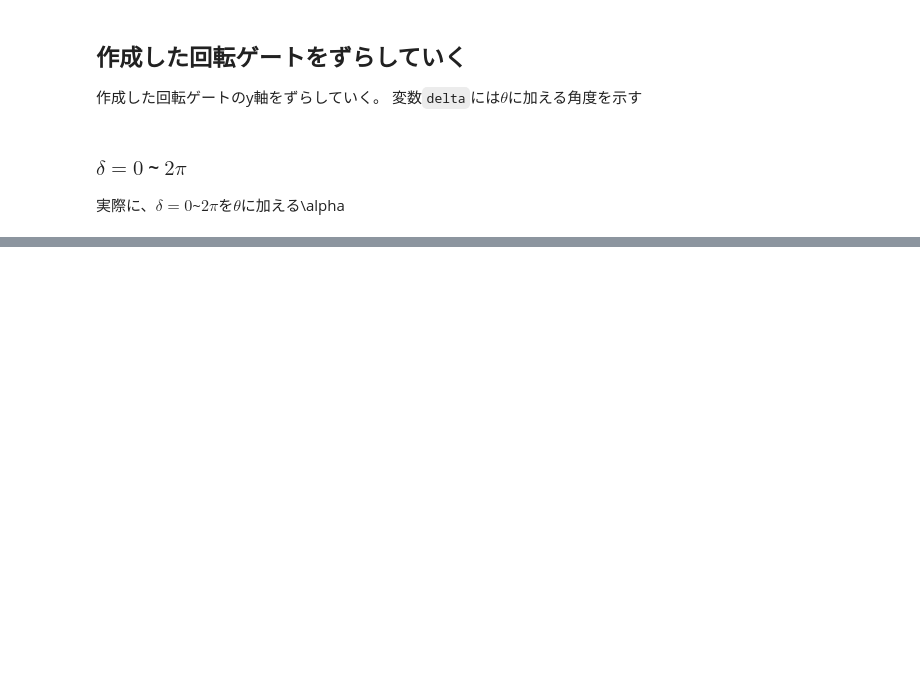
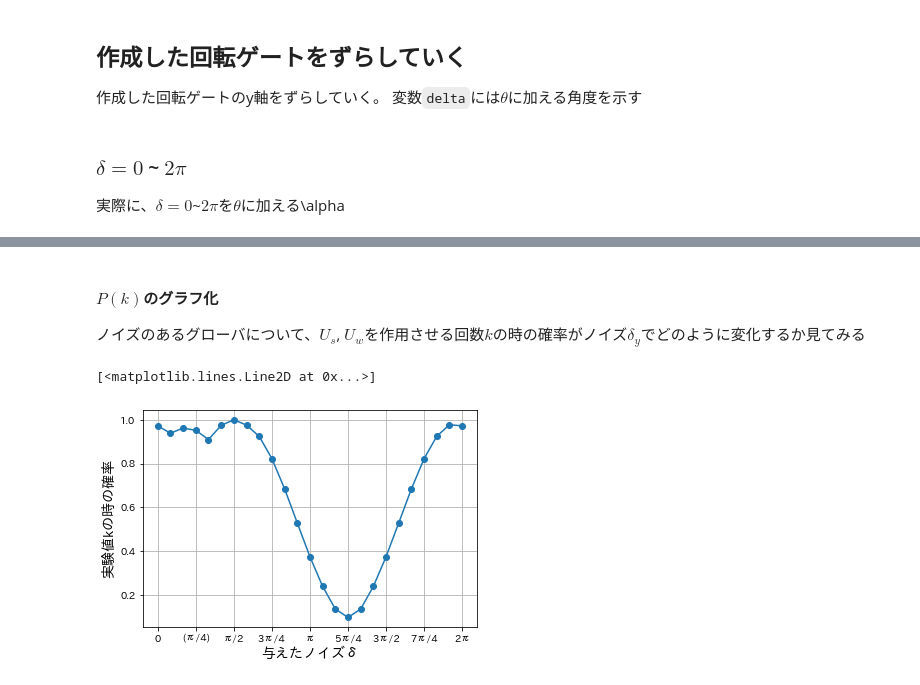
Before and after one commit to KaitoMuraoka/Hadamard-transform-with-misaligned-angles, a Jupyter notebook: Main.ipynb, the cells around one changed output, grey strips where cells are left out. Cells and saved outputs as stored; diff of their text form; code cells hidden in the pictures; blank space fills up the shorter version.

```diff
--- a/Main.ipynb
+++ b/Main.ipynb
@@ -564,0 +613,15 @@ plt.plot(noises_title, p_kth_array, "o-")
+# %% [markdown]
+#### $P(k)$のグラフ化
+ノイズのあるグローバについて、$U_s$, $U_w$を作用させる回数$k$の時の確率がノイズ$\delta_y$でどのように変化するか見てみる
+# %%
+fig = plt.figure()
+ax = fig.add_subplot(111)
+x = noises
+ax.set_xticks(noises_title_int, noises_title)
+ax.grid(axis = 'both')
+ax.set_xlabel("与えたノイズδ", size = 14, weight = "light")
+ax.set_ylabel("実験値kの時の確率", size = 14, weight = "light")
+ax.plot(x, p_k_array, "-o")
+# %% [output]
+[<matplotlib.lines.Line2D at 0x...>]
+[figure, added]
```
Also changed, not shown: parts of 8 cells of this notebook.
